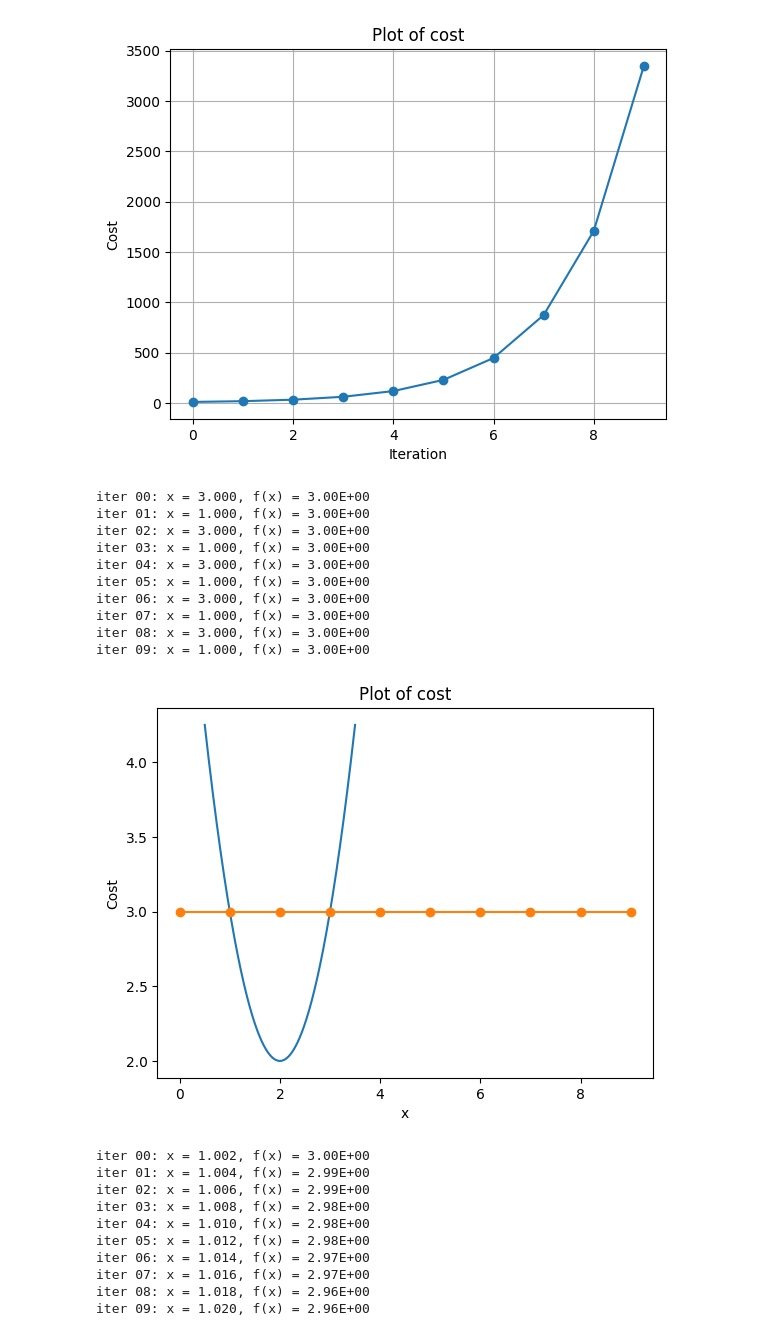
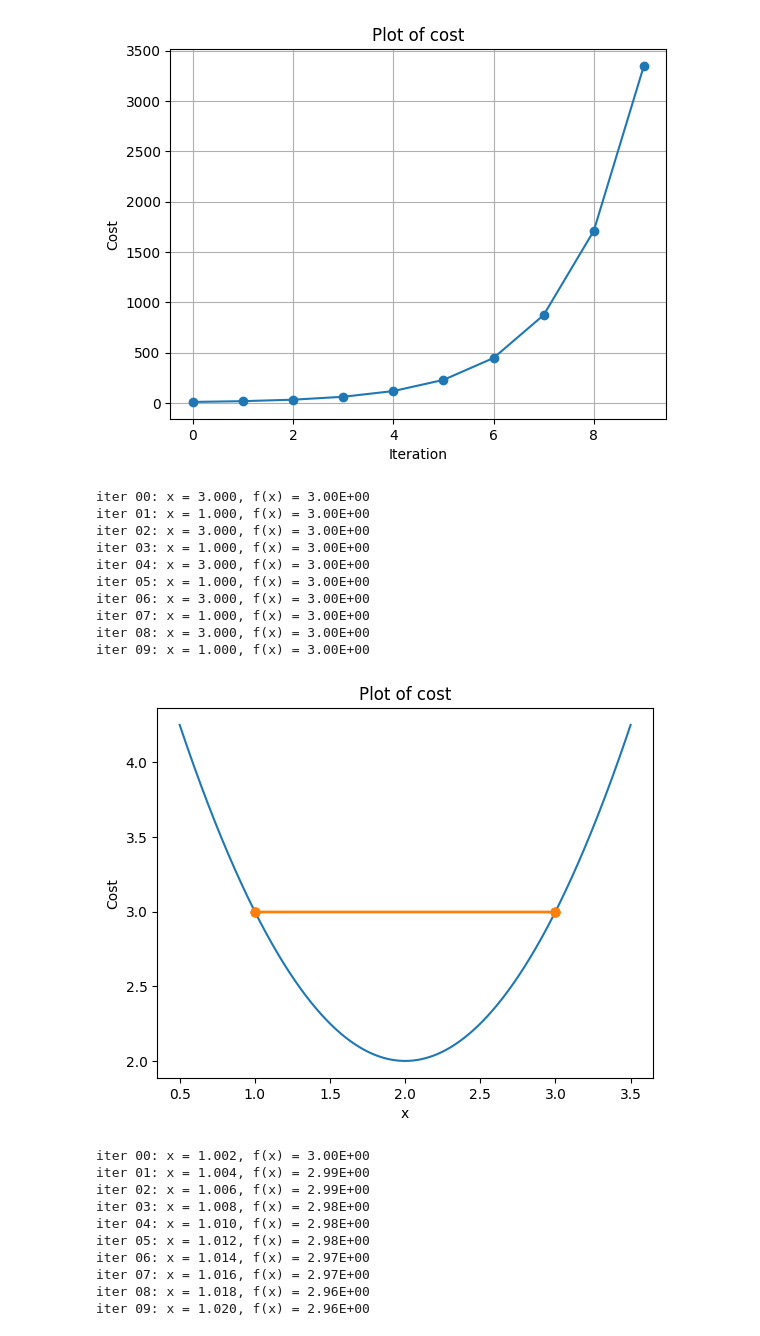
Before and after one commit to kccistc/intel-06, a Jupyter notebook: class01/homework/HongHunEui/Gradient_descent.ipynb, the cells around one changed output. Cells and saved outputs as stored; diff of their text form; code cells hidden in the pictures.

```diff
--- a/class01/homework/HongHunEui/Gradient_descent.ipynb
+++ b/class01/homework/HongHunEui/Gradient_descent.ipynb
@@ -90,32 +94,32 @@ iter 09: x = -55.851, f(x) = 3.35E+03
 # %%
 xopt, fopt, paths = steepest_descent(f, grad_fx, 1.0, learning_rate=1)
 
 x = np.linspace(0.5 , 3.5, 1000)
 paths = np.array(paths)
 plt.plot(x, f(x))
 plt.grid()
 plt.xlabel('x')
 plt.ylabel('f(x)')
 plt.title('Plot of f(x)')
 
-plt.plot(f(paths), 'o-')
+plt.plot(paths, f(paths), 'o-')
 plt.grid()
 plt.xlabel('x')
 plt.ylabel('Cost')
 plt.title('Plot of cost')
 plt.show()
 # %% [output]
 iter 00: x = 3.000, f(x) = 3.00E+00
 iter 01: x = 1.000, f(x) = 3.00E+00
 iter 02: x = 3.000, f(x) = 3.00E+00
 iter 03: x = 1.000, f(x) = 3.00E+00
 iter 04: x = 3.000, f(x) = 3.00E+00
 iter 05: x = 1.000, f(x) = 3.00E+00
 iter 06: x = 3.000, f(x) = 3.00E+00
 iter 07: x = 1.000, f(x) = 3.00E+00
 iter 08: x = 3.000, f(x) = 3.00E+00
 iter 09: x = 1.000, f(x) = 3.00E+00
-[figure, old version]
+[figure, new version]
 # %%
 xopt, fopt, paths = steepest_descent(f, grad_fx, 1.0, learning_rate=0.001)
 
```
Also changed, not shown: parts of 3 cells of this notebook.
